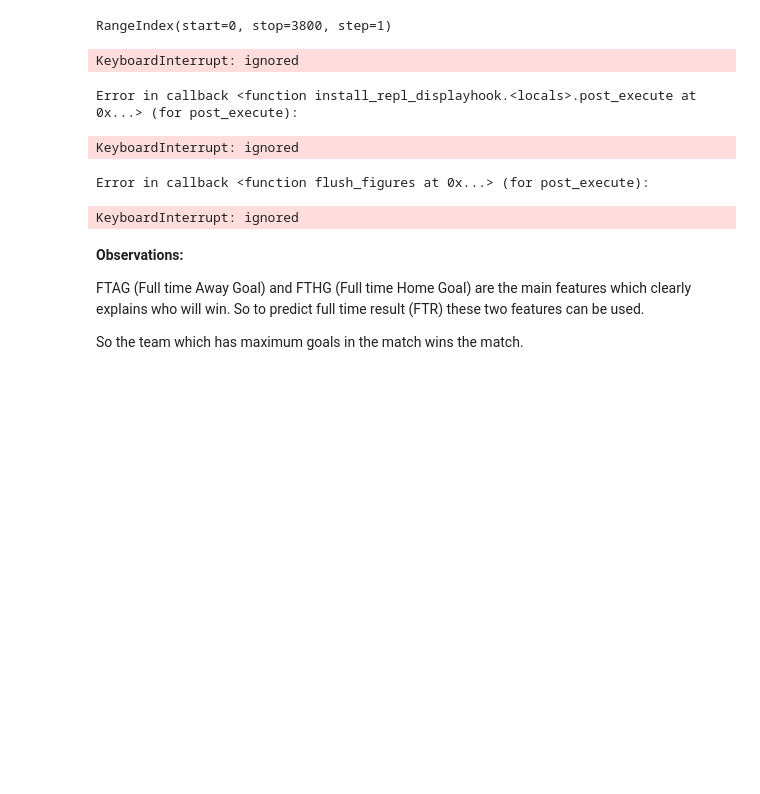
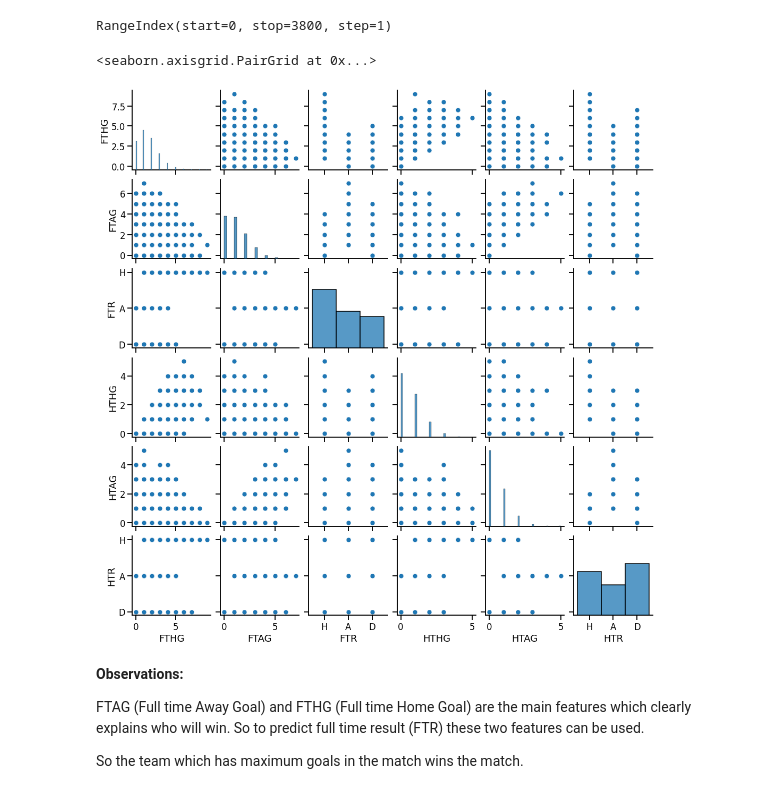
Before and after one commit to Karishma-Kuria/ML-Interactive-Dashboard, a Jupyter notebook: ML_Assignment6.ipynb, the cells around one changed output. Cells and saved outputs as stored; diff of their text form; code cells hidden in the pictures; blank space fills up the shorter version.

```diff
--- a/ML_Assignment6.ipynb
+++ b/ML_Assignment6.ipynb
@@ -345,13 +286,10 @@ game_data.index
 # %% [output]
 RangeIndex(start=0, stop=3800, step=1)
 # %%
-sns.pairplot(game_data,hue="FTR",palette="Spectral")
+sns.pairplot(game_data,vars=["FTHG","FTAG","FTR","HTHG","HTAG","HTR"],palette="Spectral")
 # %% [output]
-KeyboardInterrupt: ignored
+<seaborn.axisgrid.PairGrid at 0x...>
-Error in callback <function install_repl_displayhook.<locals>.post_execute at 0x...> (for post_execute):
-KeyboardInterrupt: ignored
-Error in callback <function flush_figures at 0x...> (for post_execute):
-KeyboardInterrupt: ignored
+[figure, added]
 # %% [markdown]
 
 
```
Also changed, not shown: parts of 41 cells of this notebook.
